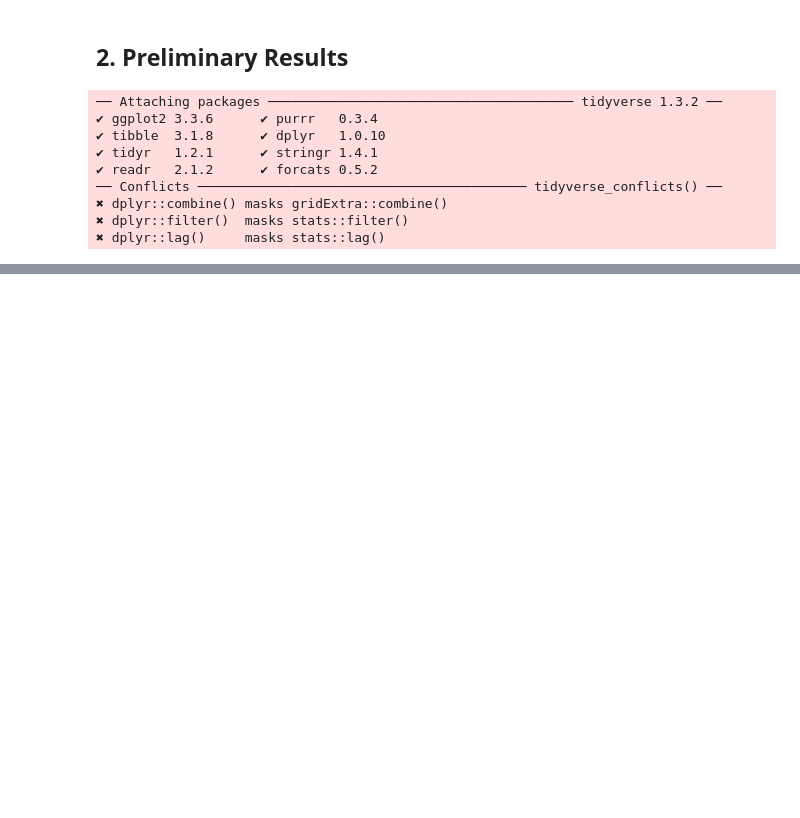
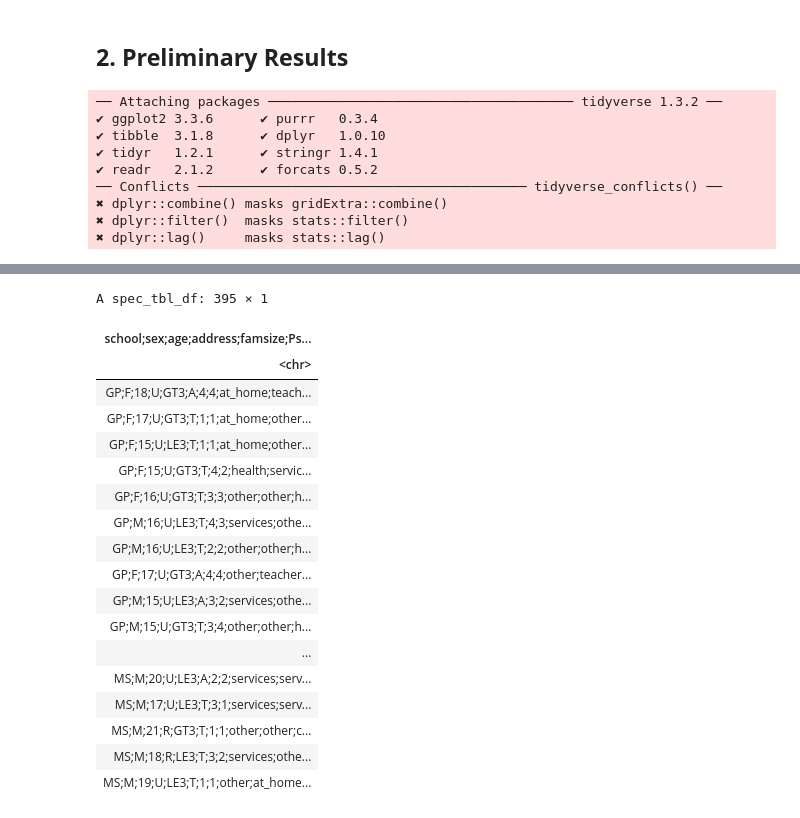
Before and after one commit to Nariman-av/STAT-201-Group-13, a Jupyter notebook: project_proposal_13.ipynb, the cells around one changed output, grey strips where cells are left out. Cells and saved outputs as stored; diff of their text form; code cells hidden in the pictures; blank space fills up the shorter version.

```diff
--- a/project_proposal_13.ipynb
+++ b/project_proposal_13.ipynb
@@ -48,3 +48,18 @@ library(datateachr)
 ✖ dplyr::combine() masks gridExtra::combine()
 ✖ dplyr::filter()  masks stats::filter()
 ✖ dplyr::lag()     masks stats::lag()
+# %%
+# prepare urls
+url_1 <- "https://archive.ics.uci.edu/ml/machine-learning-databases/student-performance/student-mat.csv"
+url_2 <- "https://archive.ics.uci.edu/ml/machine-learning-databases/student-performance/student-por.csv"
+
+# read math course data
+mat_data <-
+    read.csv(url_1, sep=';')
+
+# read portuguese course data
+por_data <-
+    read.csv(url_2, sep=';')
+
+mat_data
+por_data
@@ -50,0 +70,22 @@ library(datateachr)
+# %%
+mat_data
+# %% [output]
+A spec_tbl_df: 395 × 1
+| school;sex;age;address;famsize;Ps... |
+| <chr> |
+| GP;F;18;U;GT3;A;4;4;at_home;teach... |
+| GP;F;17;U;GT3;T;1;1;at_home;other... |
+| GP;F;15;U;LE3;T;1;1;at_home;other... |
+| GP;F;15;U;GT3;T;4;2;health;servic... |
+| GP;F;16;U;GT3;T;3;3;other;other;h... |
+| GP;M;16;U;LE3;T;4;3;services;othe... |
+| GP;M;16;U;LE3;T;2;2;other;other;h... |
+| GP;F;17;U;GT3;A;4;4;other;teacher... |
+| GP;M;15;U;LE3;A;3;2;services;othe... |
+| GP;M;15;U;GT3;T;3;4;other;other;h... |
+| ... |
+| MS;M;20;U;LE3;A;2;2;services;serv... |
+| MS;M;17;U;LE3;T;3;1;services;serv... |
+| MS;M;21;R;GT3;T;1;1;other;other;c... |
+| MS;M;18;R;LE3;T;3;2;services;othe... |
+| MS;M;19;U;LE3;T;1;1;other;at_home... |
```
Also changed, not shown: parts of 1 cell of this notebook, 2 other files.
